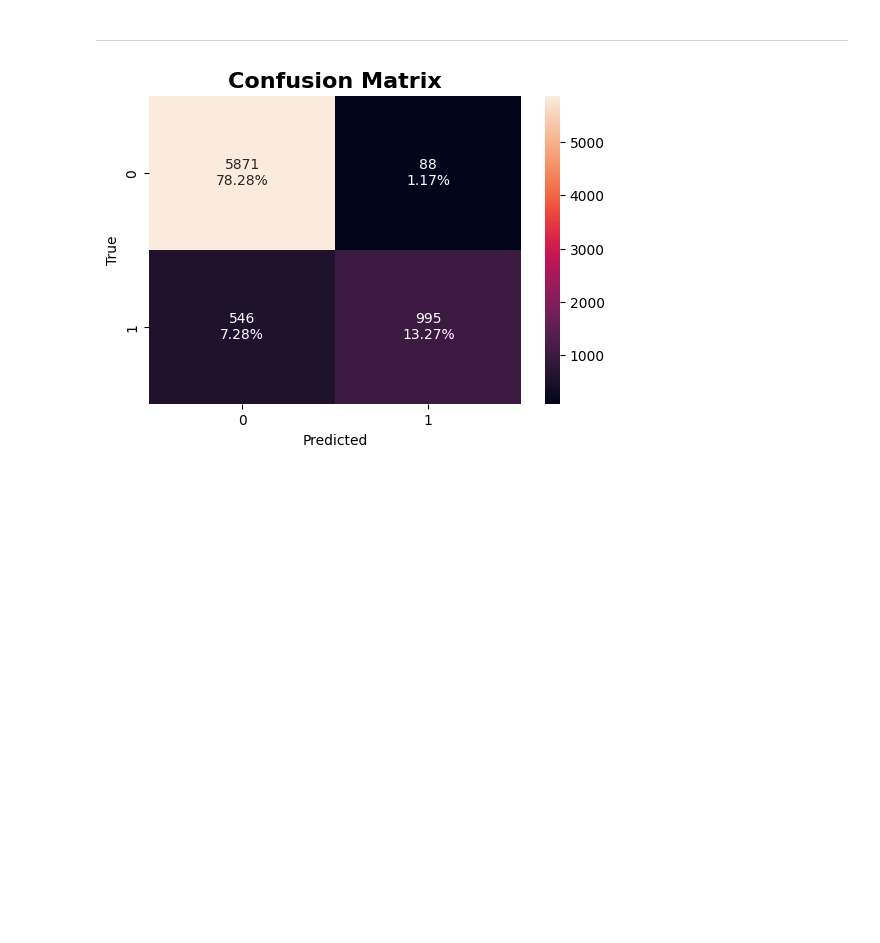
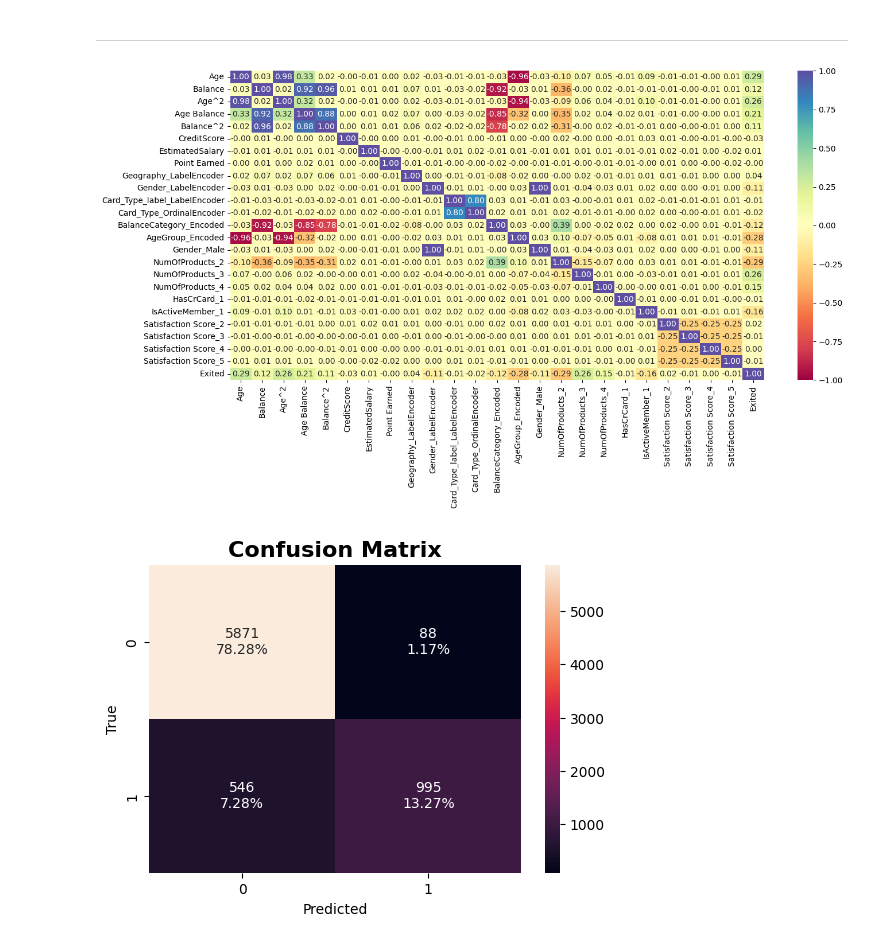
Before and after one commit to rvanguita/bank_customer_churn, a Jupyter notebook: main.ipynb, the cells around one changed output. Saved outputs shown, nothing was run; the diff lists cells and outputs as text; code cells hidden in the pictures; blank space fills up the shorter version.

```diff
--- a/main.ipynb
+++ b/main.ipynb
@@ -324,12 +324,14 @@ df_feature = pd.concat([df_feature, ohe_transformed], axis=1)
 # features_drop = ['Exited', 'Exited_label', 'Geography', 'Gender', 'Card Type', 'CreditScore', 'Complain']
 features_drop = ['AgeGroup', 'BalanceCategory']
 # %%
-# df_corr = df_feature.drop(features_drop, axis=1)
-# df_corr = pd.concat([df_corr, df['Exited']], axis=1)
+df_corr = df_feature.drop(features_drop, axis=1)
+df_corr = pd.concat([df_corr, df['Exited']], axis=1)
 
-# plt.figure(figsize=(15, 7))
-# sns.heatmap(df_corr.corr(), annot=True, vmin=-1, vmax=1, fmt=".2f", cmap="Spectral")
-# plt.show()
+plt.figure(figsize=(15, 7))
+sns.heatmap(df_corr.corr(), annot=True, vmin=-1, vmax=1, fmt=".2f", cmap="Spectral")
+plt.show()
+# %% [output]
+[figure, added]
 # %%
 # X = df.drop(features_drop, axis=1).values
 X = df_feature.drop(features_drop, axis=1).values
```
Also changed, not shown: parts of 5 cells of this notebook, 3 other files.
